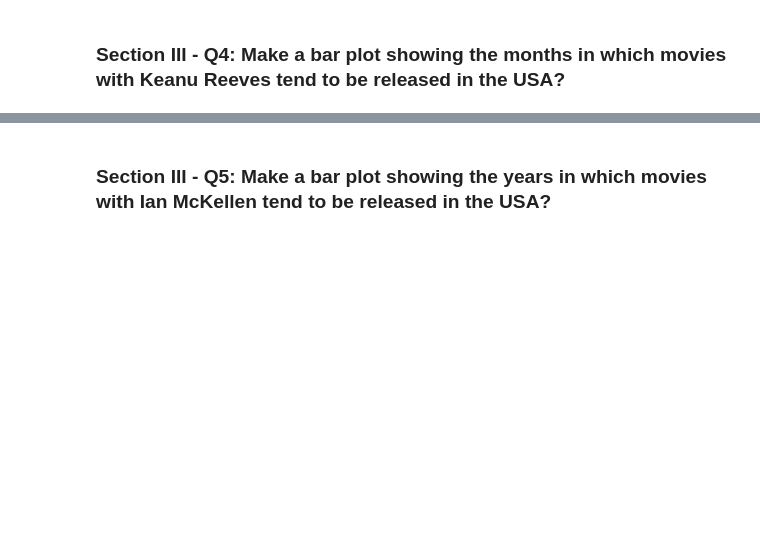
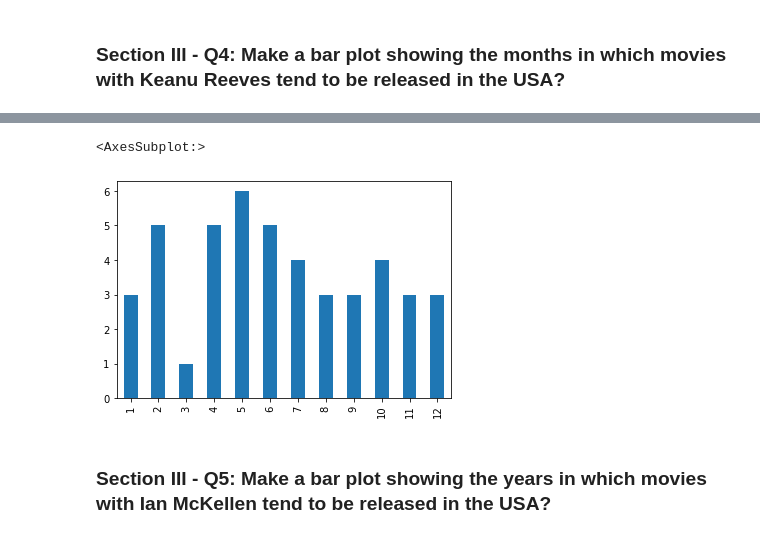
Before and after one commit to lpillsbury/ML2022, a Jupyter notebook: minprojs/mec-5.3.10-data-wranging-with-pandas-mini-project/Mini_Project_Data_Wrangling_Pandas.ipynb, the cells around one changed output, grey strips where cells are left out. Cells and saved outputs as stored; diff of their text form; code cells hidden in the pictures; blank space fills up the shorter version.

```diff
--- a/minprojs/mec-5.3.10-data-wranging-with-pandas-mini-project/Mini_Project_Data_Wrangling_Pandas.ipynb
+++ b/minprojs/mec-5.3.10-data-wranging-with-pandas-mini-project/Mini_Project_Data_Wrangling_Pandas.ipynb
@@ -678,0 +749,5 @@ christmas.date.dt.month.value_counts().sort_index().plot(kind='bar')
+# %%
+KRUSA = release_dates[release_dates['country']== 'USA'].merge(KR, on = ['title', 'year'])
+# remove non leading roles (could also take n above a threshold)
+KRUSA = KRUSA [KRUSA['n'].notnull()]
+KRUSA
@@ -679,2 +772,4 @@ christmas.date.dt.month.value_counts().sort_index().plot(kind='bar')
 # %% [markdown]
 ### Section III - Q4: Make a bar plot showing the months in which movies with Keanu Reeves tend to be released in the USA?
+# %%
+KRUSA['month'] = KRUSA['date'].dt.month
@@ -681,2 +795,7 @@ christmas.date.dt.month.value_counts().sort_index().plot(kind='bar')
+# %%
+KRUSA['month'].value_counts().sort_index().plot(kind="bar")
+# %% [output]
+<AxesSubplot:>
+[figure, added]
 # %% [markdown]
 ### Section III - Q5: Make a bar plot showing the years in which movies with Ian McKellen tend to be released in the USA?
```
Also changed, not shown: parts of 14 cells of this notebook.
